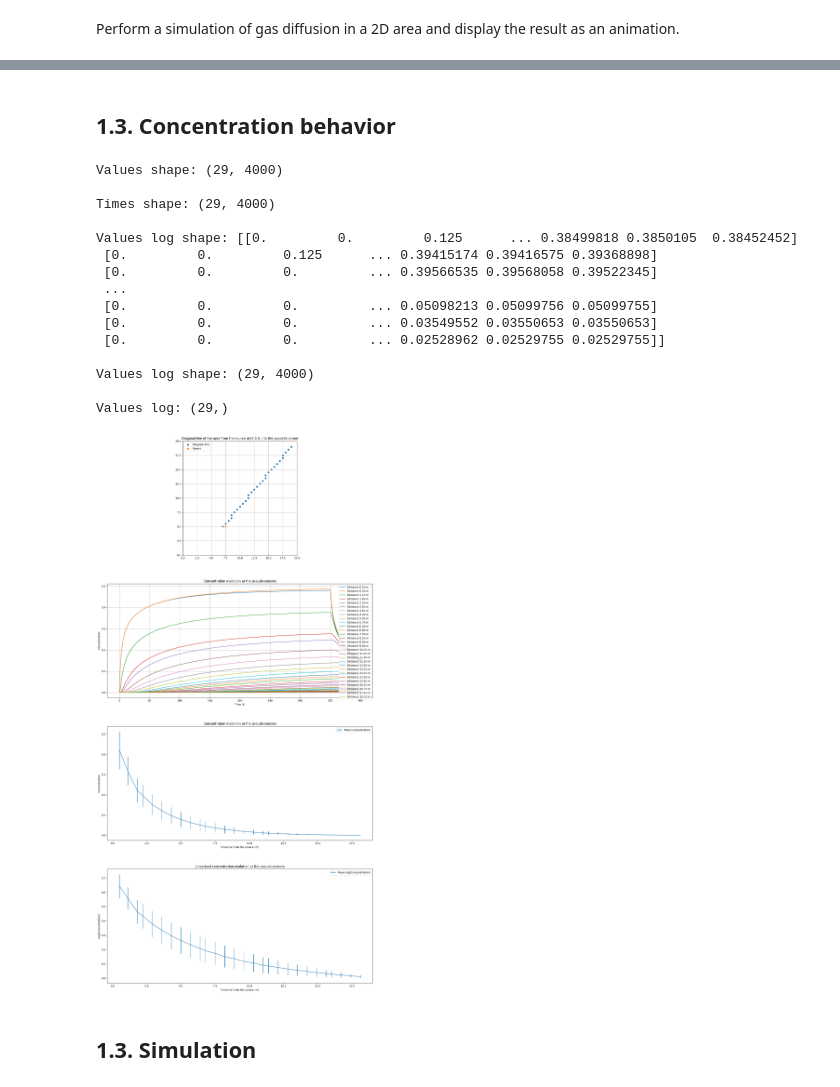
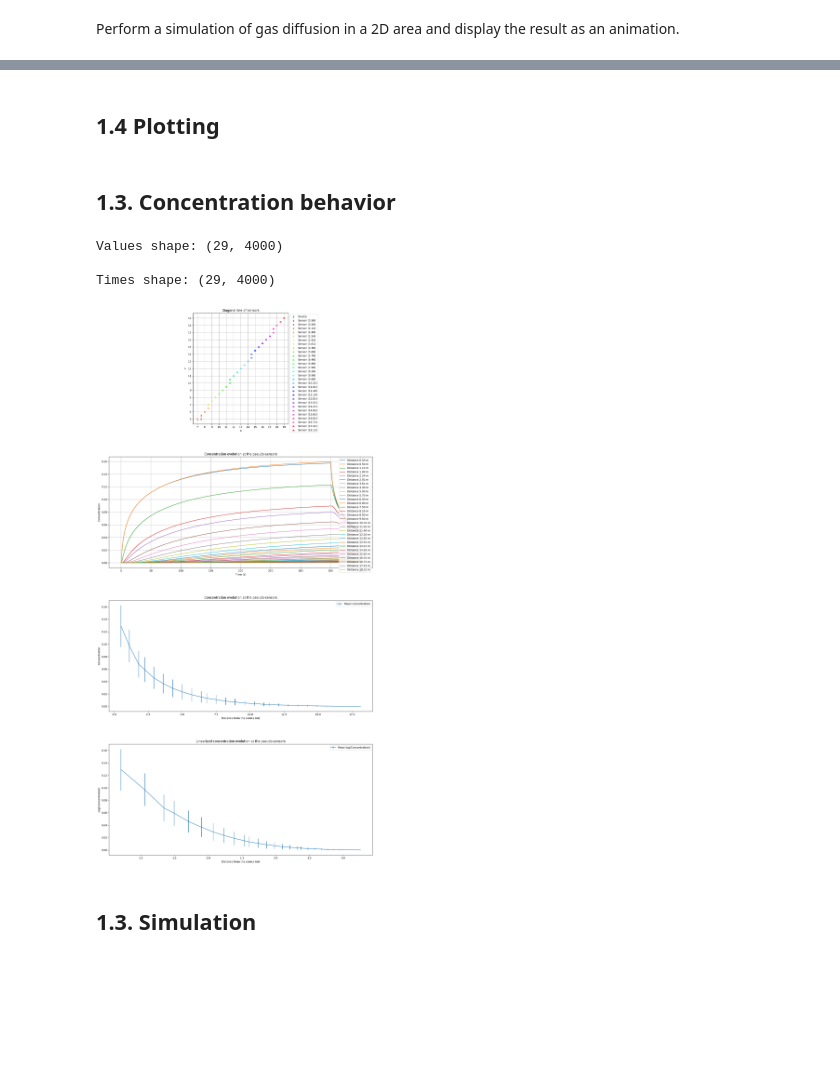
Before and after one commit to AlixANNERAUD/Odor_localization, a Jupyter notebook: Simulation/Simulation.ipynb, the cells around one changed output, grey strips where cells are left out. Drawn from its saved outputs; the diff is of its cells as text; code cells hidden in the pictures; blank space fills up the shorter version.

```diff
--- a/Simulation/Simulation.ipynb
+++ b/Simulation/Simulation.ipynb
@@ -464,0 +465,2 @@ HTML(ani.to_html5_video())
+# %% [markdown]
+## 1.4 Plotting
@@ -540,19 +609,14 @@ def show_concentration_evolution():
     # Show the diagonal line of the area from the source to the opposite corner
     source_position = np.array([7.5, 5])
     size = (20, 20)
+
     diagonal = get_diagonal_line(source_position, size, increment=0.5)
 
     figure, axes = plt.subplots(4, 1, figsize=(15, 30))
 
     # Plot the diagonal line
-    axes[0].scatter(diagonal[:, 0], diagonal[:, 1], label="Diagonal line")
-    axes[0].scatter(source_position[0], source_position[1], label="Source")
-    axes[0].set_title(f"Diagonal line of the area from the source at {source_position} to the opposite corner")
-    axes[0].set_xlim(0, size[0])
-    axes[0].set_ylim(0, size[1])
-    axes[0].legend()
-    axes[0].grid()
-    axes[0].set_aspect('equal')
+    plot_map(axes[0], source_position, diagonal)
+    axes[0].set_title("Diagonal line of sensors")
 
     # Simulate the diffusion of gas in the area and collect the pseudo-sensor data
     sensors = (FickDiffusionBuilder()
@@ -573,56 +637,36 @@ def show_concentration_evolution():
     axes[1].set_title("Concentration evolution at the pseudo-sensors")
     axes[1].set_xlabel("Time (s)")
     axes[1].set_ylabel("Concentration")
     for v, t, d in zip(values, times, distances):
         axes[1].plot(t, v, label=f"Distance {d:.2f} m")
     axes[1].legend()
     axes[1].grid()
 
     # Plot the concentration evolution at the pseudo-sensors
 
     axes[2].set_title("Concentration evolution at the pseudo-sensors")
     axes[2].set_xlabel("Distance from the source (m)")
     axes[2].set_ylabel("Concentration")
     axes[2].errorbar(distances, values.mean(axis=1), yerr=values.std(axis=1), label="Mean concentration")
     axes[2].legend()
 
-    values_log = np.sqrt(values)
-
-    print(f"Values log shape: {values_log}\n")
-
-    print(f"Values log shape: {values_log.shape}\n")
-
-    print(f"Values log: {values_log.mean(axis=1).shape}\n")
+    values_log = values
 
     axes[3].set_title("Linearized concentration evolution at the pseudo-sensors")
     axes[3].set_xlabel("Distance from the source (m)")
     axes[3].set_ylabel("Log(Concentration)")
-    axes[3].errorbar(distances, values_log.mean(axis=1), yerr=values_log.std(axis=1), label="Mean log(Concentration)")
+    axes[3].errorbar(np.sqrt(distances), values_log.mean(axis=1), yerr=values_log.std(axis=1), label="Mean log(Concentration)")
     axes[3].legend()
-
-
 
     figure.tight_layout()
 
 
 show_concentration_evolution()
 # %% [output]
 Values shape: (29, 4000)
 
 Times shape: (29, 4000)
-
-Values log shape: [[0.         0.         0.125      ... 0.38499818 0.3850105  0.38452452]
- [0.         0.         0.125      ... 0.39415174 0.39416575 0.39368898]
- [0.         0.         0.         ... 0.39566535 0.39568058 0.39522345]
- ...
- [0.         0.         0.         ... 0.05098213 0.05099756 0.05099755]
- [0.         0.         0.         ... 0.03549552 0.03550653 0.03550653]
- [0.         0.         0.         ... 0.02528962 0.02529755 0.02529755]]
-
-Values log shape: (29, 4000)
-
-Values log: (29,)
-[figure, old version]
+[figure, new version]
 # %% [markdown]
 ## 1.3. Simulation
 # %% [markdown]
```
Also changed, not shown: parts of 10 cells of this notebook.
